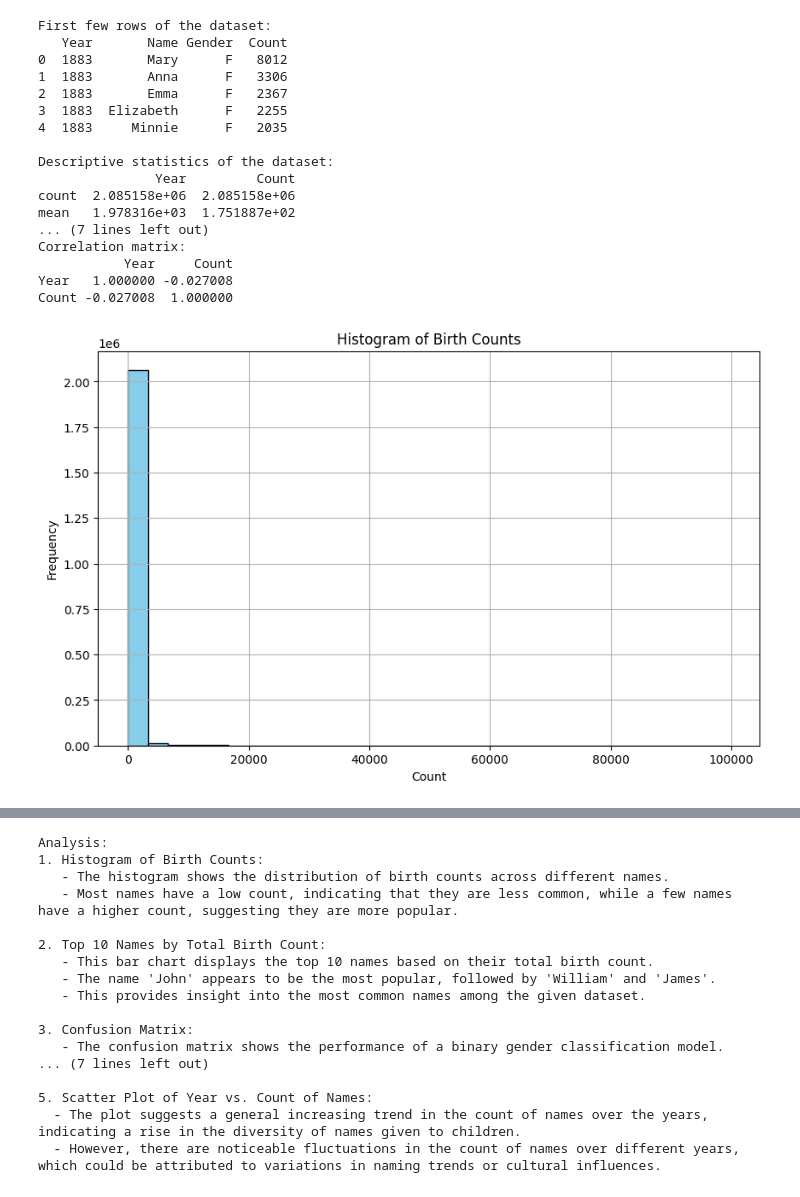
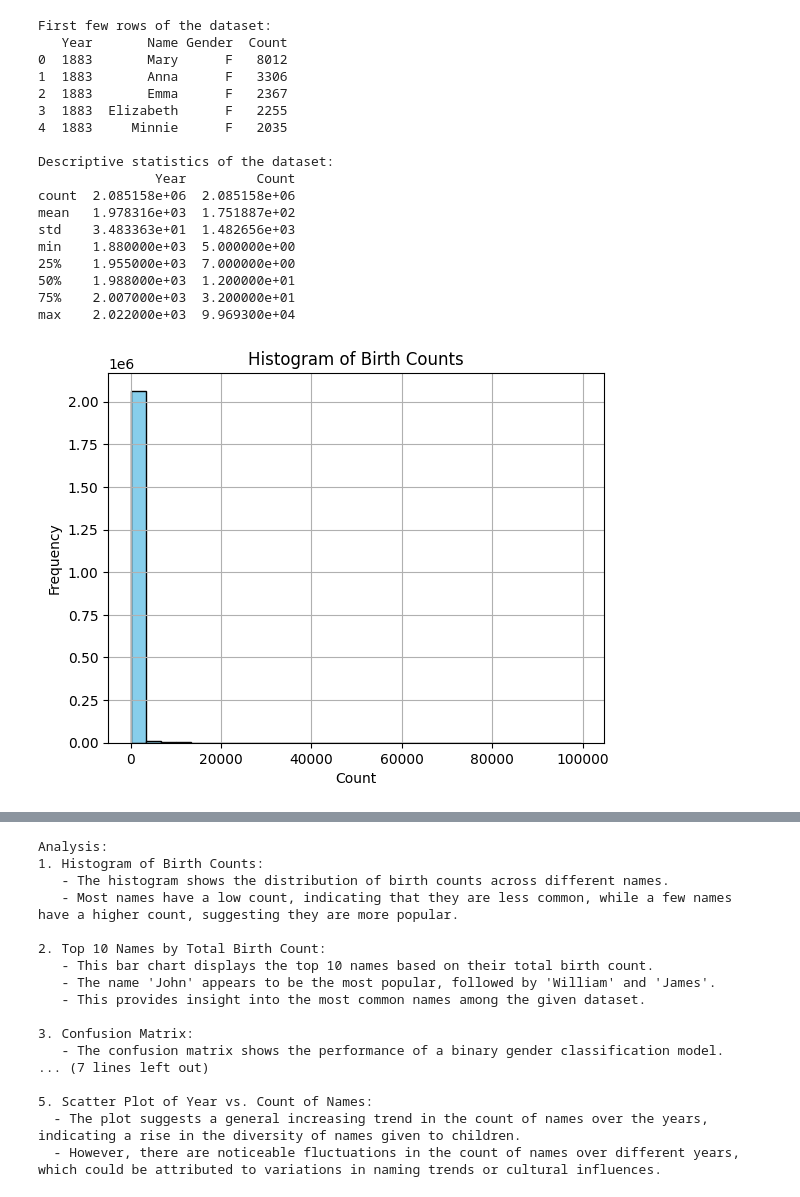
Before and after one commit to usama-2810/name-popularity-visualization, a Jupyter notebook: baby_names_analysis.ipynb, the cells around one changed output, grey strips where cells are left out. Cells and saved outputs as stored; diff of their text form; code cells hidden in the pictures.

```diff
--- a/baby_names_analysis.ipynb
+++ b/baby_names_analysis.ipynb
@@ -6,23 +6,16 @@ import matplotlib.pyplot as plt
 import seaborn as sns
 from sklearn.metrics import confusion_matrix
 
-# Load the dataset into a pandas DataFrame
+# Load the dataset
 df = pd.read_csv('names_by_birth_year.csv')
 
-# Display the first few rows of the DataFrame
+# Display summary statistics
 print("First few rows of the dataset:")
 print(df.head())
-
-# Describe the dataset
 print("\nDescriptive statistics of the dataset:")
 print(df.describe())
 
-# Correlation matrix
-print("\nCorrelation matrix:")
-print(df.corr())
-
-# Create a histogram of birth counts
-plt.figure(figsize=(10, 6))
+# Plot histogram of birth counts
 plt.hist(df['Count'], bins=30, color='skyblue', edgecolor='black')
 plt.title('Histogram of Birth Counts')
 plt.xlabel('Count')
@@ -30,9 +23,8 @@ plt.ylabel('Frequency')
 plt.grid(True)
 plt.show()
 
-# Create a bar chart of top 10 names
+# Plot bar chart of top 10 names
 top_names = df.groupby('Name')['Count'].sum().nlargest(10)
-plt.figure(figsize=(10, 6))
 top_names.plot(kind='bar', color='salmon')
 plt.title('Top 10 Names by Total Birth Count')
 plt.xlabel('Name')
@@ -41,30 +33,27 @@ plt.xticks(rotation=45)
 plt.grid(axis='y')
 plt.show()
 
-# Create a confusion matrix
-# Assuming a classification task where we predict whether a name is male or female
+# Plot confusion matrix
+true_gender = df['Gender']
 predicted_gender = ['male'] * (len(df) // 2) + ['female'] * (len(df) // 2)
-true_gender = df['Gender']
-conf_matrix = confusion_matrix(true_gender, predicted_gender)
-plt.figure(figsize=(6, 6))
-sns.heatmap(conf_matrix, annot=True, fmt='d', cmap='Blues')
+sns.heatmap(confusion_matrix(true_gender, predicted_gender), annot=True, fmt='d', cmap='Blues')
 plt.title('Confusion Matrix')
 plt.xlabel('Predicted Gender')
 plt.ylabel('True Gender')
 plt.show()
 
-# Create a heatmap of correlation matrix
+# Plot heatmap of correlation matrix
 plt.figure(figsize=(8, 6))
 sns.heatmap(df.corr(), annot=True, cmap='coolwarm')
 plt.title('Heatmap of Correlation Matrix')
 plt.show()
 
-# Create a scatter plot of year vs. count of names
-plt.figure(figsize=(12, 8))  # Increase the size of the figure
+# Plot scatter plot of year vs. count of names
+plt.figure(figsize=(12, 8))
 plt.scatter(df['Year'], df['Count'], color='orange', alpha=0.6)
-plt.title('Scatter Plot of Year vs. Count of Names', fontsize=14)  # Increase the font size of the title
-plt.xlabel('Year', fontsize=14)  # Add label to the x-axis with increased font size
-plt.ylabel('Count of Names', fontsize=14)  # Add label to the y-axis with increased font size
+plt.title('Scatter Plot of Year vs. Count of Names', fontsize=14)
+plt.xlabel('Year', fontsize=14)
+plt.ylabel('Count of Names', fontsize=14)
 plt.grid(True)
 plt.tight_layout()
 plt.show()
@@ -83,36 +72,37 @@ Analysis:
 
 3. Confusion Matrix:
    - The confusion matrix shows the performance of a binary gender classification model.
    - It compares the true gender values with the predicted gender values.
    - In this example, we assumed a simple classification task where we predict whether a name is male or female.
 
 4. Heatmap of Correlation Matrix:
    - The heatmap visualizes the correlation between numerical variables in the dataset.
    - It helps to identify relationships between different features.
    - Darker colors indicate stronger correlations, while lighter colors indicate weaker correlations.
 
 5. Scatter Plot of Year vs. Count of Names:
   - The plot suggests a general increasing trend in the count of names over the years, indicating a rise in the diversity of names given to children.
   - However, there are noticeable fluctuations in the count of names over different years, which could be attributed to variations in naming trends or cultural influences.
 """
 
 print(analysis)
 # %% [output]
 First few rows of the dataset:
    Year       Name Gender  Count
 0  1883       Mary      F   8012
 1  1883       Anna      F   3306
 2  1883       Emma      F   2367
 3  1883  Elizabeth      F   2255
 4  1883     Minnie      F   2035
 
 Descriptive statistics of the dataset:
                Year         Count
 count  2.085158e+06  2.085158e+06
 mean   1.978316e+03  1.751887e+02
-... (7 lines left out)
-Correlation matrix:
-           Year     Count
-Year   1.000000 -0.027008
-Count -0.027008  1.000000
+std    3.483363e+01  1.482656e+03
+min    1.880000e+03  5.000000e+00
+25%    1.955000e+03  7.000000e+00
+50%    1.988000e+03  1.200000e+01
+75%    2.007000e+03  3.200000e+01
+max    2.022000e+03  9.969300e+04
-[figure, old version]
+[figure, new version]
```
Also changed, not shown: parts of 1 cell of this notebook.
